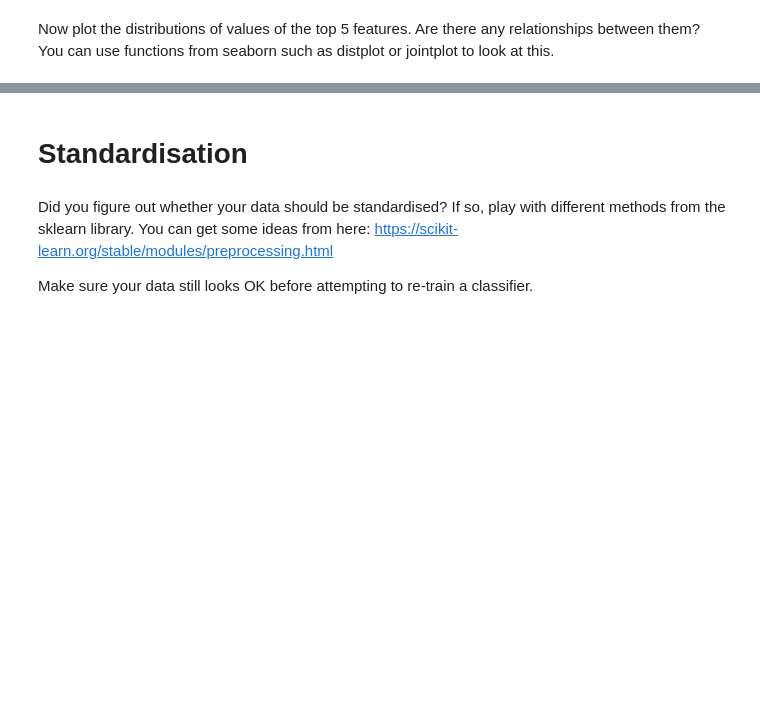
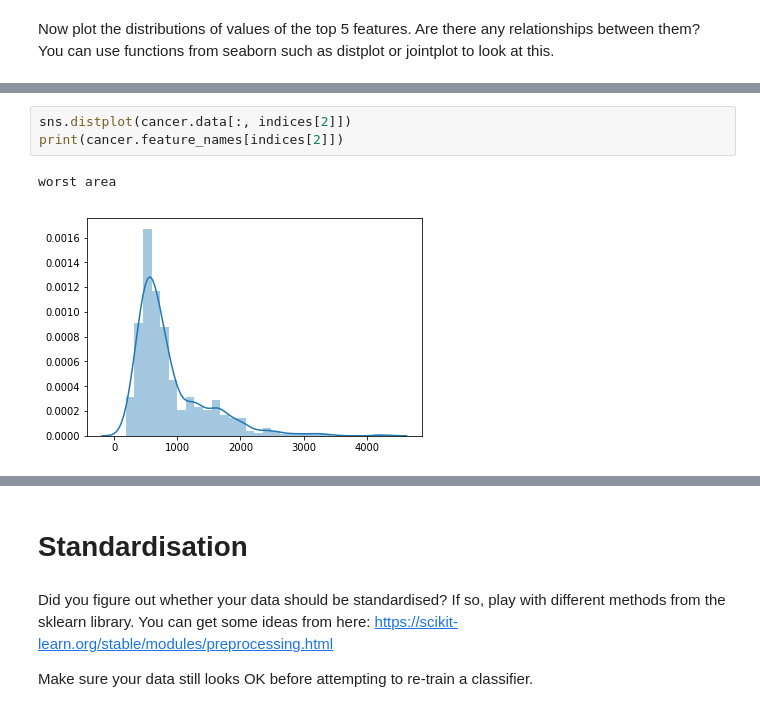
Before and after one commit to Denon19900412/ce888labs, a Jupyter notebook: labs/lab3/Breast_Cancer_dataset.ipynb, the cells around one changed output, grey strips where cells are left out. Saved outputs shown, nothing was run; the diff lists cells and outputs as text; blank space fills up the shorter version.

```diff
--- a/labs/lab3/Breast_Cancer_dataset.ipynb
+++ b/labs/lab3/Breast_Cancer_dataset.ipynb
@@ -245,0 +454,6 @@ Now plot the distributions of values of the top 5 features. Are there any relati
+# %%
+sns.distplot(cancer.data[:, indices[2]])
+print(cancer.feature_names[indices[2]])
+# %% [output]
+worst area
+[figure, added]
```
Also changed, not shown: parts of 33 cells of this notebook, 9 other files.
